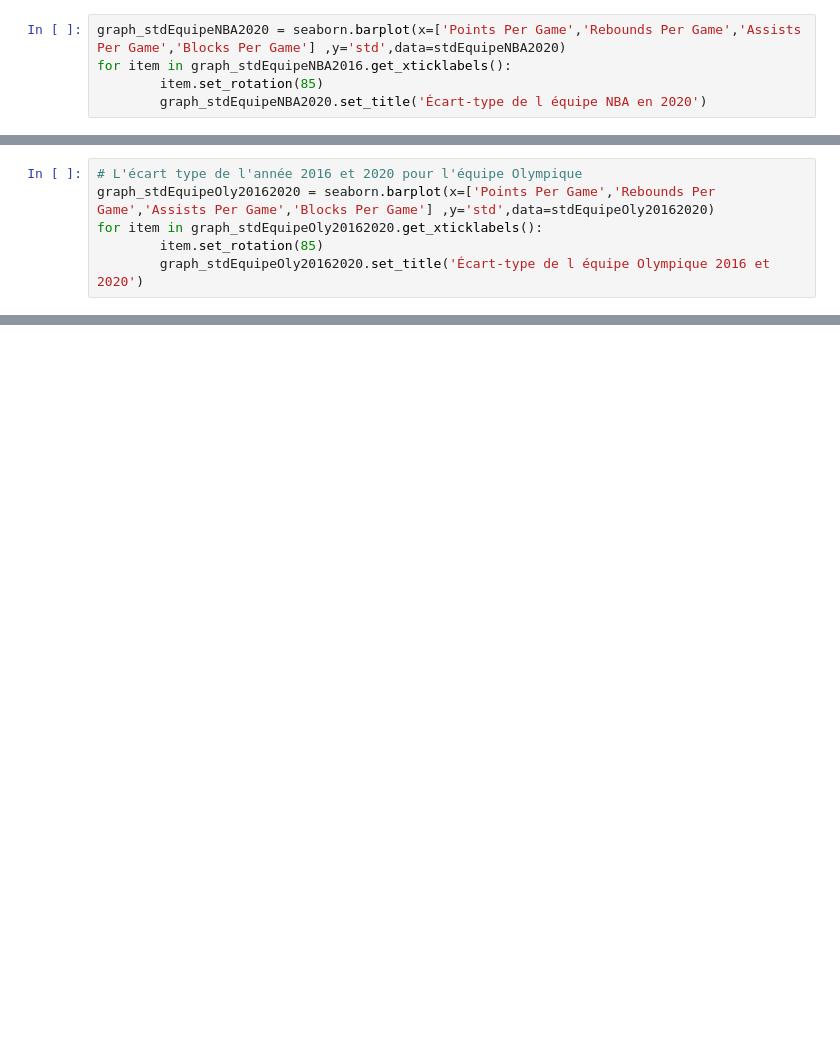
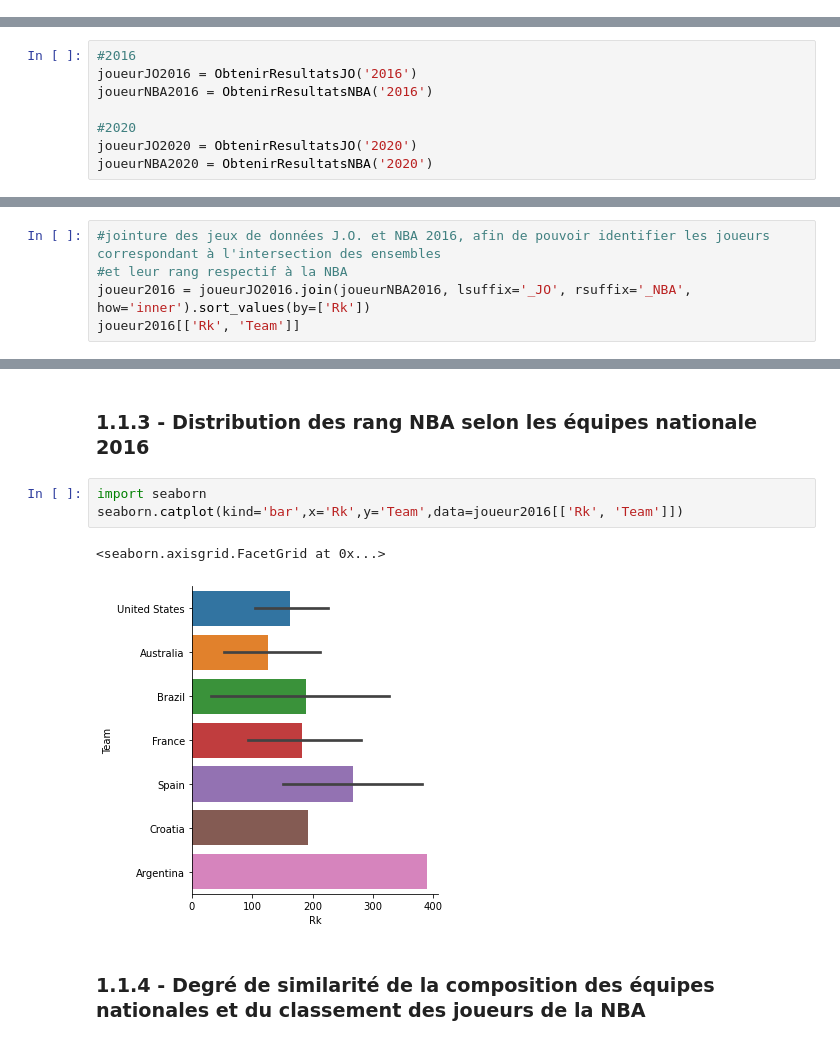
Before and after one commit to PhilippeBellefeuille/ProjetProgrammationGestion, a Jupyter notebook: Project.ipynb, the cells around one changed output, grey strips where cells are left out. Saved outputs shown, nothing was run; the diff lists cells and outputs as text; blank space fills up the shorter version.

```diff
--- a/Project.ipynb
+++ b/Project.ipynb
@@ -226,5 +0,0 @@ stdEquipeNBA2020
-# %%
-graph_stdEquipeNBA2020 = seaborn.barplot(x=['Points Per Game','Rebounds Per Game','Assists Per Game','Blocks Per Game'] ,y='std',data=stdEquipeNBA2020)
-for item in graph_stdEquipeNBA2016.get_xticklabels():
-        item.set_rotation(85)
-        graph_stdEquipeNBA2020.set_title('Écart-type de l équipe NBA en 2020')
@@ -248,6 +0,0 @@ stdEquipeOly20162020
-# %%
-# L'écart type de l'année 2016 et 2020 pour l'équipe Olympique
-graph_stdEquipeOly20162020 = seaborn.barplot(x=['Points Per Game','Rebounds Per Game','Assists Per Game','Blocks Per Game'] ,y='std',data=stdEquipeOly20162020)
-for item in graph_stdEquipeOly20162020.get_xticklabels():
-        item.set_rotation(85)
-        graph_stdEquipeOly20162020.set_title('Écart-type de l équipe Olympique 2016 et 2020')
@@ -255,0 +109,8 @@ for item in graph_stdEquipeOly20162020.get_xticklabels():
+# %%
+#2016
+joueurJO2016 = ObtenirResultatsJO('2016')
+joueurNBA2016 = ObtenirResultatsNBA('2016')
+
+#2020
+joueurJO2020 = ObtenirResultatsJO('2020')
+joueurNBA2020 = ObtenirResultatsNBA('2020')
@@ -255,0 +123,5 @@ for item in graph_stdEquipeOly20162020.get_xticklabels():
+# %%
+#jointure des jeux de données J.O. et NBA 2016, afin de pouvoir identifier les joueurs correspondant à l'intersection des ensembles
+#et leur rang respectif à la NBA
+joueur2016 = joueurJO2016.join(joueurNBA2016, lsuffix='_JO', rsuffix='_NBA', how='inner').sort_values(by=['Rk'])
+joueur2016[['Rk', 'Team']]
@@ -255,0 +158,10 @@ for item in graph_stdEquipeOly20162020.get_xticklabels():
+# %% [markdown]
+### 1.1.3 - Distribution des rang NBA selon les équipes nationale 2016
+# %%
+import seaborn
+seaborn.catplot(kind='bar',x='Rk',y='Team',data=joueur2016[['Rk', 'Team']])
+# %% [output]
+<seaborn.axisgrid.FacetGrid at 0x...>
+[figure, added]
+# %% [markdown]
+### 1.1.4 - Degré de similarité de la composition des équipes nationales et du classement des joueurs de la NBA
```
Also changed, not shown: parts of 62 cells of this notebook, 1 other file.
